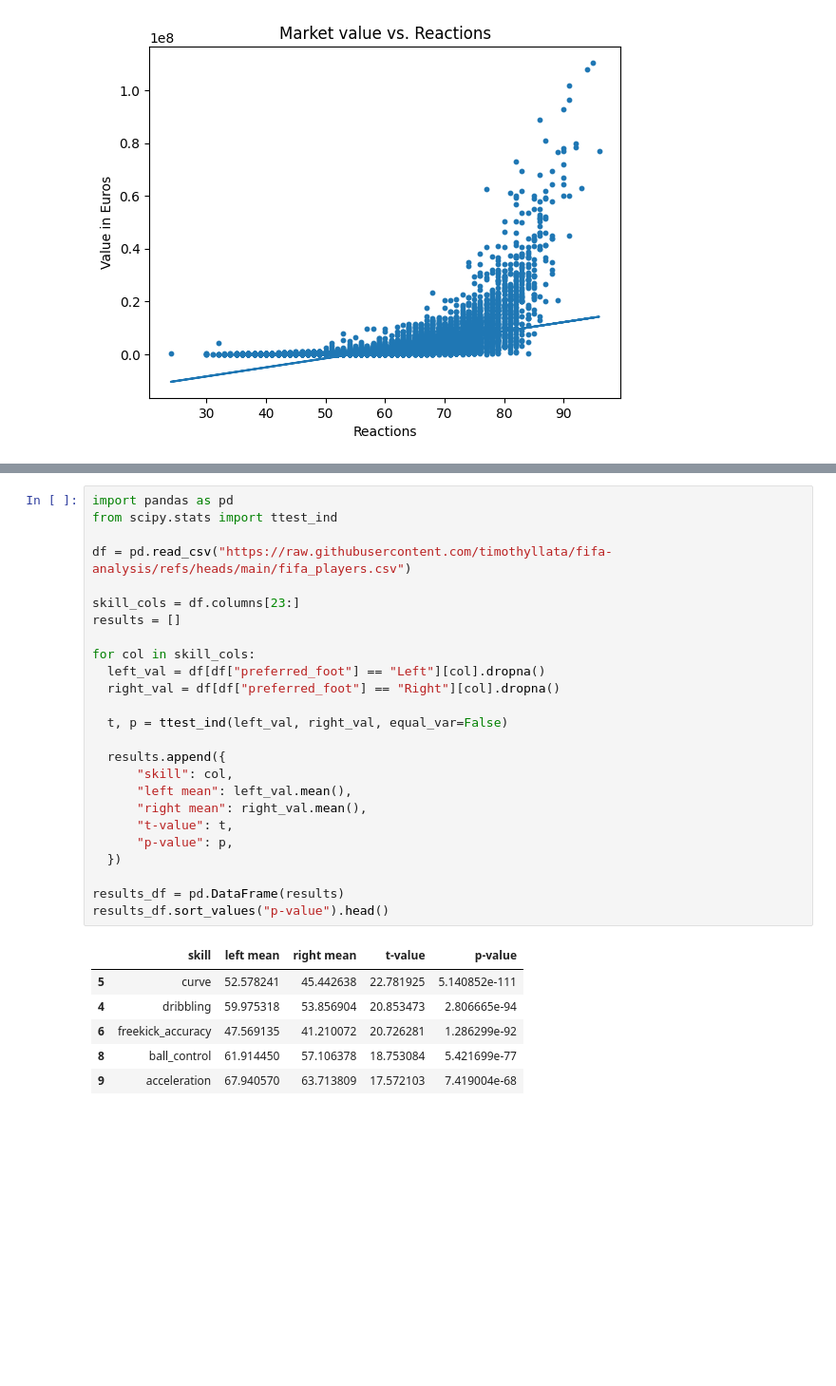
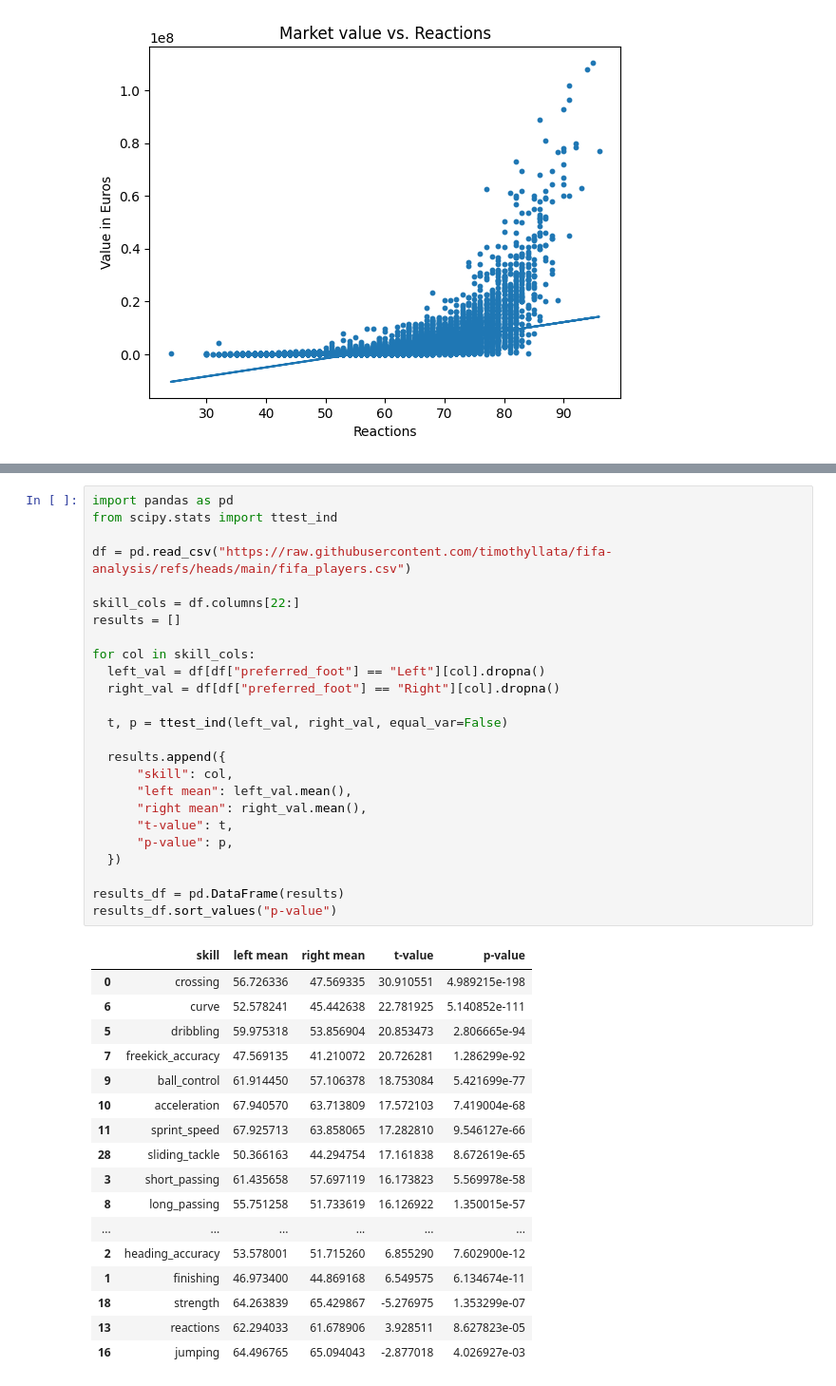
Before and after one commit to timothyllata/fifa-analysis, a Jupyter notebook: FifaAnalysis.ipynb, the cells around one changed output, grey strips where cells are left out. Shown at 95% size. Drawn from its saved outputs; the diff is of its cells as text; blank space fills up the shorter version.

```diff
--- a/FifaAnalysis.ipynb
+++ b/FifaAnalysis.ipynb
@@ -109,35 +84,46 @@ plt.show()
 # %%
 import pandas as pd
 from scipy.stats import ttest_ind
 
 df = pd.read_csv("https://raw.githubusercontent.com/timothyllata/fifa-analysis/refs/heads/main/fifa_players.csv")
 
-skill_cols = df.columns[23:]
+skill_cols = df.columns[22:]
 results = []
 
 for col in skill_cols:
   left_val = df[df["preferred_foot"] == "Left"][col].dropna()
   right_val = df[df["preferred_foot"] == "Right"][col].dropna()
 
   t, p = ttest_ind(left_val, right_val, equal_var=False)
 
   results.append({
       "skill": col,
       "left mean": left_val.mean(),
       "right mean": right_val.mean(),
       "t-value": t,
       "p-value": p,
   })
 
 results_df = pd.DataFrame(results)
-results_df.sort_values("p-value").head()
+results_df.sort_values("p-value")
 # %% [output]
 |  | skill | left mean | right mean | t-value | p-value |
-| 5 | curve | 52.578241 | 45.442638 | 22.781925 | 5.140852e-111 |
-| 4 | dribbling | 59.975318 | 53.856904 | 20.853473 | 2.806665e-94 |
-| 6 | freekick_accuracy | 47.569135 | 41.210072 | 20.726281 | 1.286299e-92 |
-| 8 | ball_control | 61.914450 | 57.106378 | 18.753084 | 5.421699e-77 |
-| 9 | acceleration | 67.940570 | 63.713809 | 17.572103 | 7.419004e-68 |
+| 0 | crossing | 56.726336 | 47.569335 | 30.910551 | 4.989215e-198 |
+| 6 | curve | 52.578241 | 45.442638 | 22.781925 | 5.140852e-111 |
+| 5 | dribbling | 59.975318 | 53.856904 | 20.853473 | 2.806665e-94 |
+| 7 | freekick_accuracy | 47.569135 | 41.210072 | 20.726281 | 1.286299e-92 |
+| 9 | ball_control | 61.914450 | 57.106378 | 18.753084 | 5.421699e-77 |
+| 10 | acceleration | 67.940570 | 63.713809 | 17.572103 | 7.419004e-68 |
+| 11 | sprint_speed | 67.925713 | 63.858065 | 17.282810 | 9.546127e-66 |
+| 28 | sliding_tackle | 50.366163 | 44.294754 | 17.161838 | 8.672619e-65 |
+| 3 | short_passing | 61.435658 | 57.697119 | 16.173823 | 5.569978e-58 |
+| 8 | long_passing | 55.751258 | 51.733619 | 16.126922 | 1.350015e-57 |
+| ... | ... | ... | ... | ... | ... |
+| 2 | heading_accuracy | 53.578001 | 51.715260 | 6.855290 | 7.602900e-12 |
+| 1 | finishing | 46.973400 | 44.869168 | 6.549575 | 6.134674e-11 |
+| 18 | strength | 64.263839 | 65.429867 | -5.276975 | 1.353299e-07 |
+| 13 | reactions | 62.294033 | 61.678906 | 3.928511 | 8.627823e-05 |
+| 16 | jumping | 64.496765 | 65.094043 | -2.877018 | 4.026927e-03 |
 # %%
 import pandas as pd
 
```
Also changed, not shown: parts of 10 cells of this notebook.
